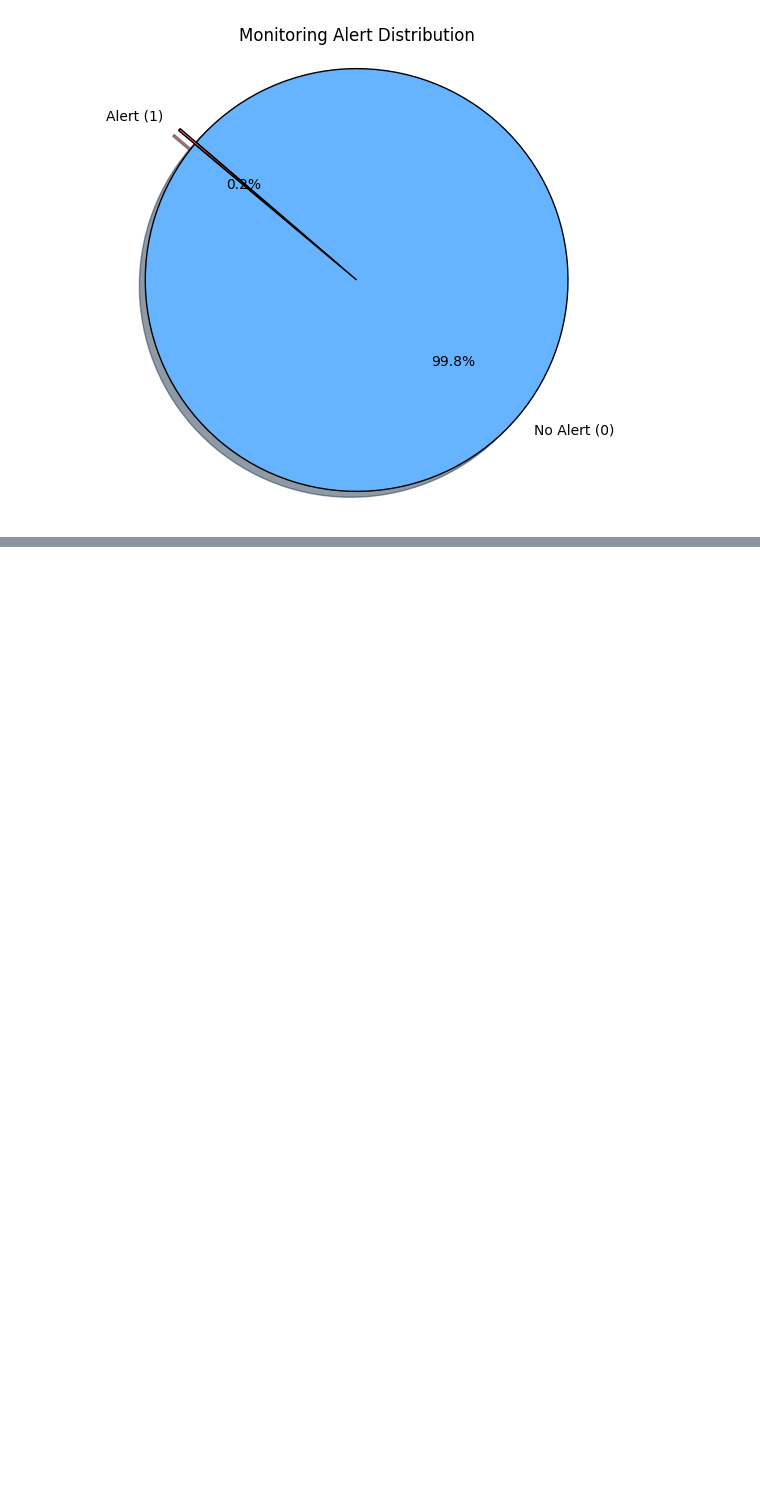
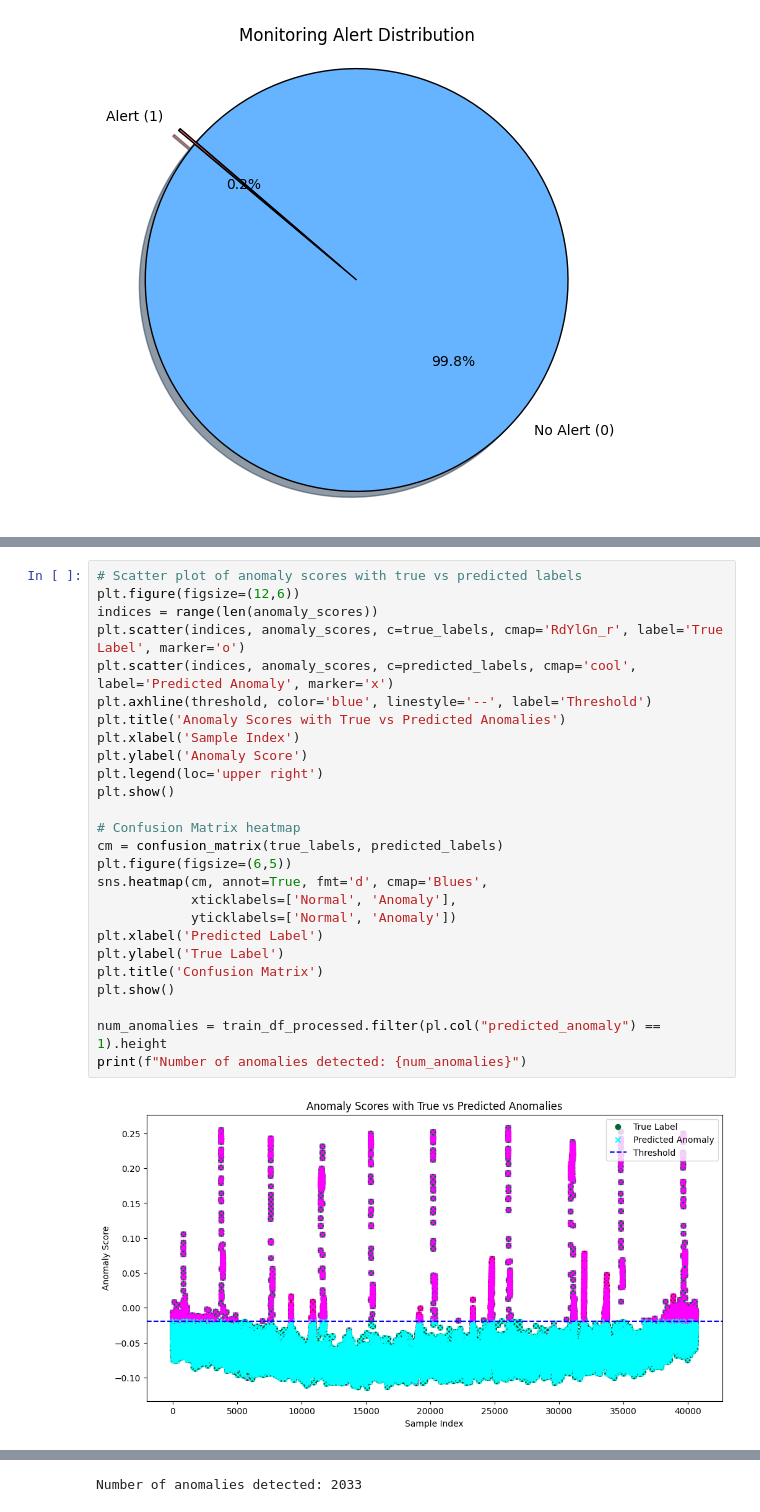
Before and after one commit to vashishtmarhwal/tech-challenge-ambyint, a Jupyter notebook: data-science/ambyint_assessment.ipynb, the cells around one changed output, grey strips where cells are left out. Saved outputs shown, nothing was run; the diff lists cells and outputs as text; blank space fills up the shorter version.

```diff
--- a/data-science/ambyint_assessment.ipynb
+++ b/data-science/ambyint_assessment.ipynb
@@ -1328,0 +1369,28 @@ shape: (2, 2)
+# %%
+# Scatter plot of anomaly scores with true vs predicted labels
+plt.figure(figsize=(12,6))
+indices = range(len(anomaly_scores))
+plt.scatter(indices, anomaly_scores, c=true_labels, cmap='RdYlGn_r', label='True Label', marker='o')
+plt.scatter(indices, anomaly_scores, c=predicted_labels, cmap='cool', label='Predicted Anomaly', marker='x')
+plt.axhline(threshold, color='blue', linestyle='--', label='Threshold')
+plt.title('Anomaly Scores with True vs Predicted Anomalies')
+plt.xlabel('Sample Index')
+plt.ylabel('Anomaly Score')
+plt.legend(loc='upper right')
+plt.show()
+
+# Confusion Matrix heatmap
+cm = confusion_matrix(true_labels, predicted_labels)
+plt.figure(figsize=(6,5))
+sns.heatmap(cm, annot=True, fmt='d', cmap='Blues',
+            xticklabels=['Normal', 'Anomaly'],
+            yticklabels=['Normal', 'Anomaly'])
+plt.xlabel('Predicted Label')
+plt.ylabel('True Label')
+plt.title('Confusion Matrix')
+plt.show()
+
+num_anomalies = train_df_processed.filter(pl.col("predicted_anomaly") == 1).height
+print(f"Number of anomalies detected: {num_anomalies}")
+# %% [output]
+[figure, added]
@@ -1328,0 +1398 @@ shape: (2, 2)
+Number of anomalies detected: 2033
```
Also changed, not shown: parts of 18 cells of this notebook.
